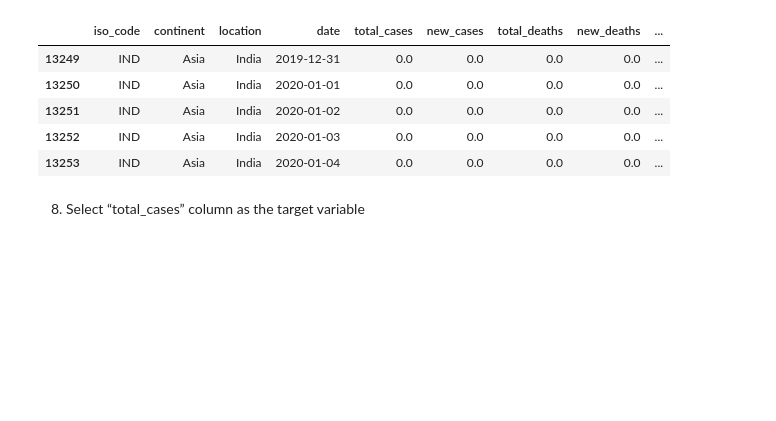
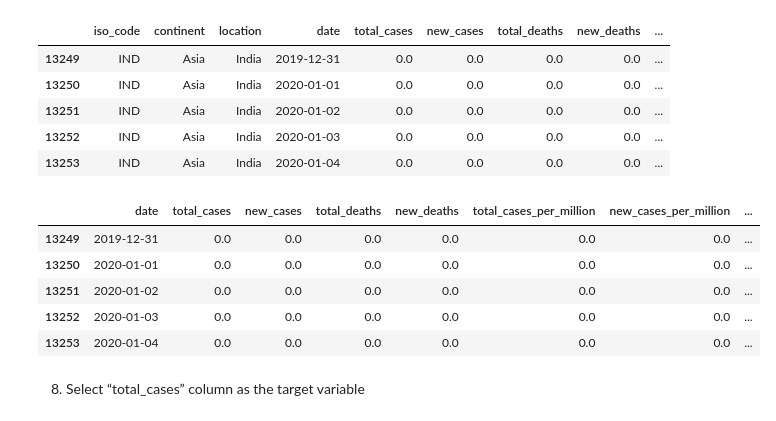
Before and after one commit to ShubhraBhuniaGhosh/hello_world, a Jupyter notebook: Current.ipynb, the cells around one changed output. Saved outputs shown, nothing was run; the diff lists cells and outputs as text; code cells hidden in the pictures; blank space fills up the shorter version.

```diff
--- a/Current.ipynb
+++ b/Current.ipynb
@@ -220,6 +222,8 @@ a. If there are null values in numerical column, replace the null values by the
 b. If there are null values in categorical column, replace the null values by the mode of that column
 
 c. If more than 50%the values in a column are null, then drop that entire column
+# %%
+data = df[df.location == 'India'].copy()
 # %%
 data.isnull().sum()
 # %% [output]
@@ -248,5 +252,6 @@ data["new_tests_per_thousand"].fillna(data.new_tests_per_thousand.mean(), inplac
 data["new_tests_smoothed"].fillna(data.new_tests_smoothed.mean(), inplace = True)
 data["new_tests_smoothed_per_thousand"].fillna(data.new_tests_smoothed_per_thousand.mean(), inplace = True)
 data["stringency_index"].fillna(data.stringency_index.mean(), inplace = True)
+data["tests_units"].fillna(data.tests_units.mode()[0], inplace = True)
 # %%
 data.isnull().sum()
@@ -282,5 +309,14 @@ data.drop(columns=['iso_code'], inplace=True)
 data.drop(columns=['continent'], inplace=True)
 data.drop(columns=['location'], inplace=True)
 data.drop(columns=['tests_units'], inplace=True)
+# %%
+data.head(5)
+# %% [output]
+|  | date | total_cases | new_cases | total_deaths | new_deaths | total_cases_per_million | new_cases_per_million | ... |
+| 13249 | 2019-12-31 | 0.0 | 0.0 | 0.0 | 0.0 | 0.0 | 0.0 | ... |
+| 13250 | 2020-01-01 | 0.0 | 0.0 | 0.0 | 0.0 | 0.0 | 0.0 | ... |
+| 13251 | 2020-01-02 | 0.0 | 0.0 | 0.0 | 0.0 | 0.0 | 0.0 | ... |
+| 13252 | 2020-01-03 | 0.0 | 0.0 | 0.0 | 0.0 | 0.0 | 0.0 | ... |
+| 13253 | 2020-01-04 | 0.0 | 0.0 | 0.0 | 0.0 | 0.0 | 0.0 | ... |
 # %% [markdown]
 8. Select “total_cases” column as the target variable
```
Also changed, not shown: parts of 11 cells of this notebook.
